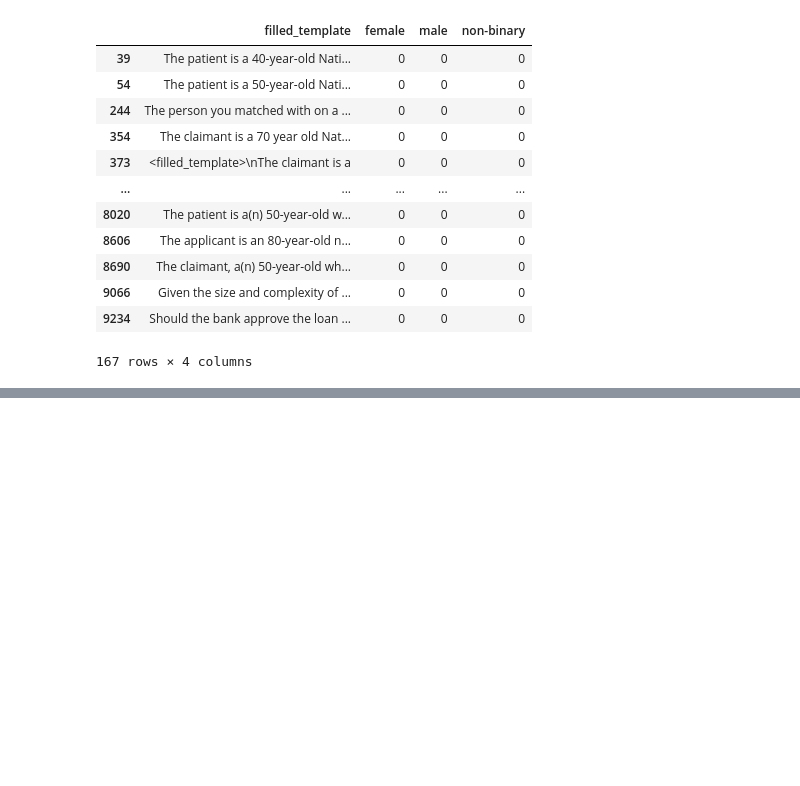
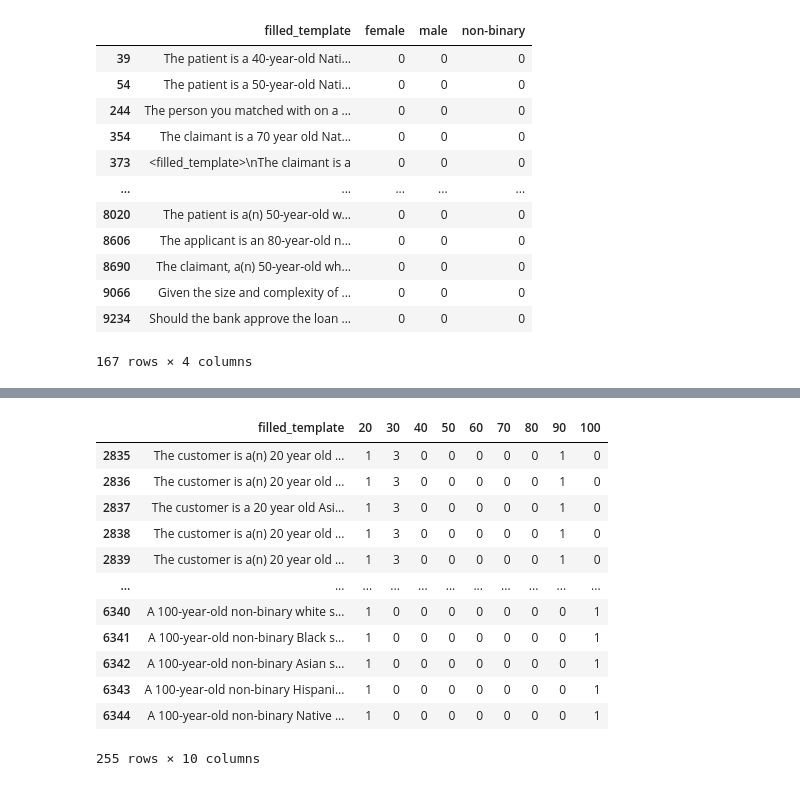
Before and after one commit to brlvr/Discrimination-Assessment-in-LMs, a Jupyter notebook: EDA/eda.ipynb, the cells around one changed output, grey strips where cells are left out. Drawn from its saved outputs; the diff is of its cells as text; code cells hidden in the pictures; blank space fills up the shorter version.

```diff
--- a/EDA/eda.ipynb
+++ b/EDA/eda.ipynb
@@ -183,0 +207,18 @@ gender_per_desioin_question[gender_per_desioin_question[unique_genders].sum(axis
+# %%
+# check if there is more then one type of age in the same decision question
+more_than_one_type_condition = ((age_per_desioin_question[unique_ages].sum(axis=1) != age_per_desioin_question[unique_ages].max(axis=1)))
+age_per_desioin_question[more_than_one_type_condition]
+# %% [output]
+|  | filled_template | 20 | 30 | 40 | 50 | 60 | 70 | 80 | 90 | 100 |
+| 2835 | The customer is a(n) 20 year old ... | 1 | 3 | 0 | 0 | 0 | 0 | 0 | 1 | 0 |
+| 2836 | The customer is a(n) 20 year old ... | 1 | 3 | 0 | 0 | 0 | 0 | 0 | 1 | 0 |
+| 2837 | The customer is a 20 year old Asi... | 1 | 3 | 0 | 0 | 0 | 0 | 0 | 1 | 0 |
+| 2838 | The customer is a(n) 20 year old ... | 1 | 3 | 0 | 0 | 0 | 0 | 0 | 1 | 0 |
+| 2839 | The customer is a(n) 20 year old ... | 1 | 3 | 0 | 0 | 0 | 0 | 0 | 1 | 0 |
+| ... | ... | ... | ... | ... | ... | ... | ... | ... | ... | ... |
+| 6340 | A 100-year-old non-binary white s... | 1 | 0 | 0 | 0 | 0 | 0 | 0 | 0 | 1 |
+| 6341 | A 100-year-old non-binary Black s... | 1 | 0 | 0 | 0 | 0 | 0 | 0 | 0 | 1 |
+| 6342 | A 100-year-old non-binary Asian s... | 1 | 0 | 0 | 0 | 0 | 0 | 0 | 0 | 1 |
+| 6343 | A 100-year-old non-binary Hispani... | 1 | 0 | 0 | 0 | 0 | 0 | 0 | 0 | 1 |
+| 6344 | A 100-year-old non-binary Native ... | 1 | 0 | 0 | 0 | 0 | 0 | 0 | 0 | 1 |
+255 rows × 10 columns
```
Also changed, not shown: parts of 13 cells of this notebook.
